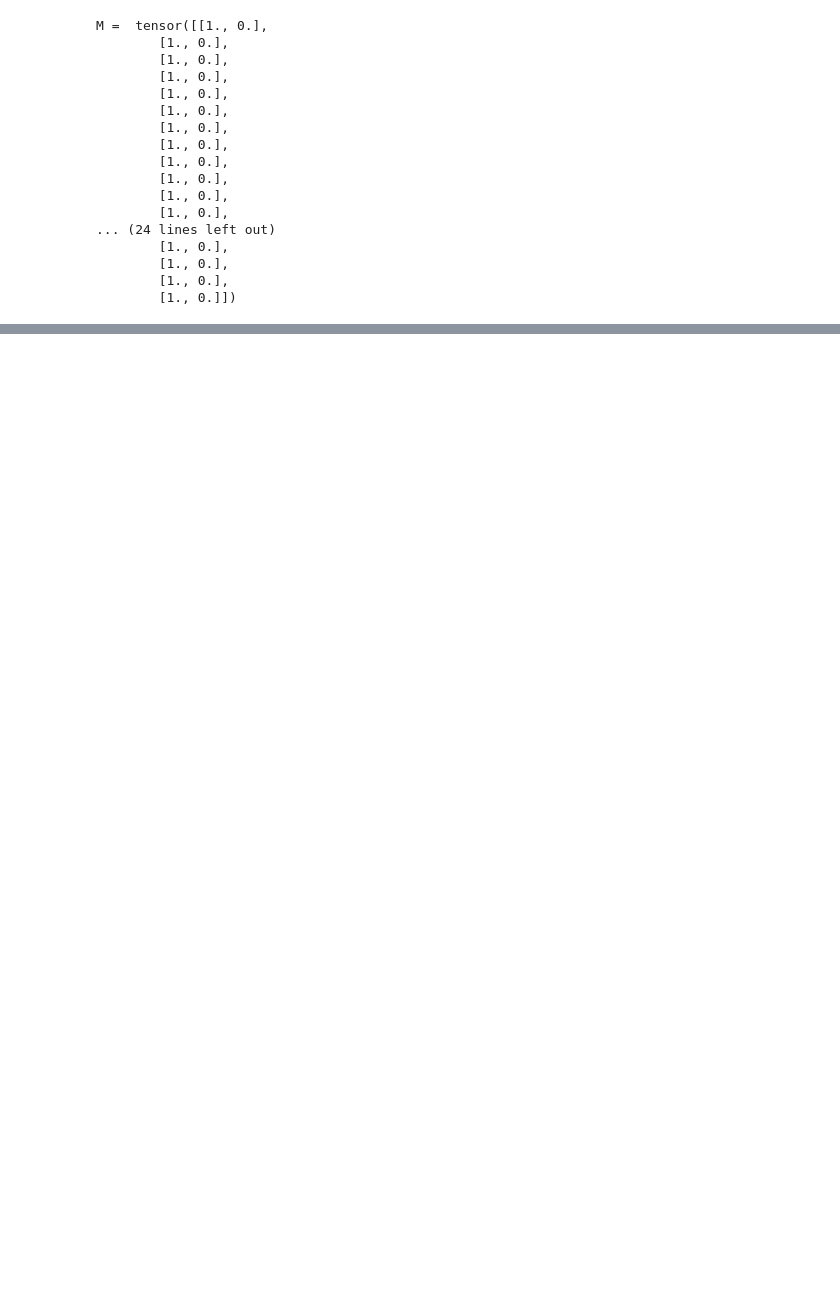
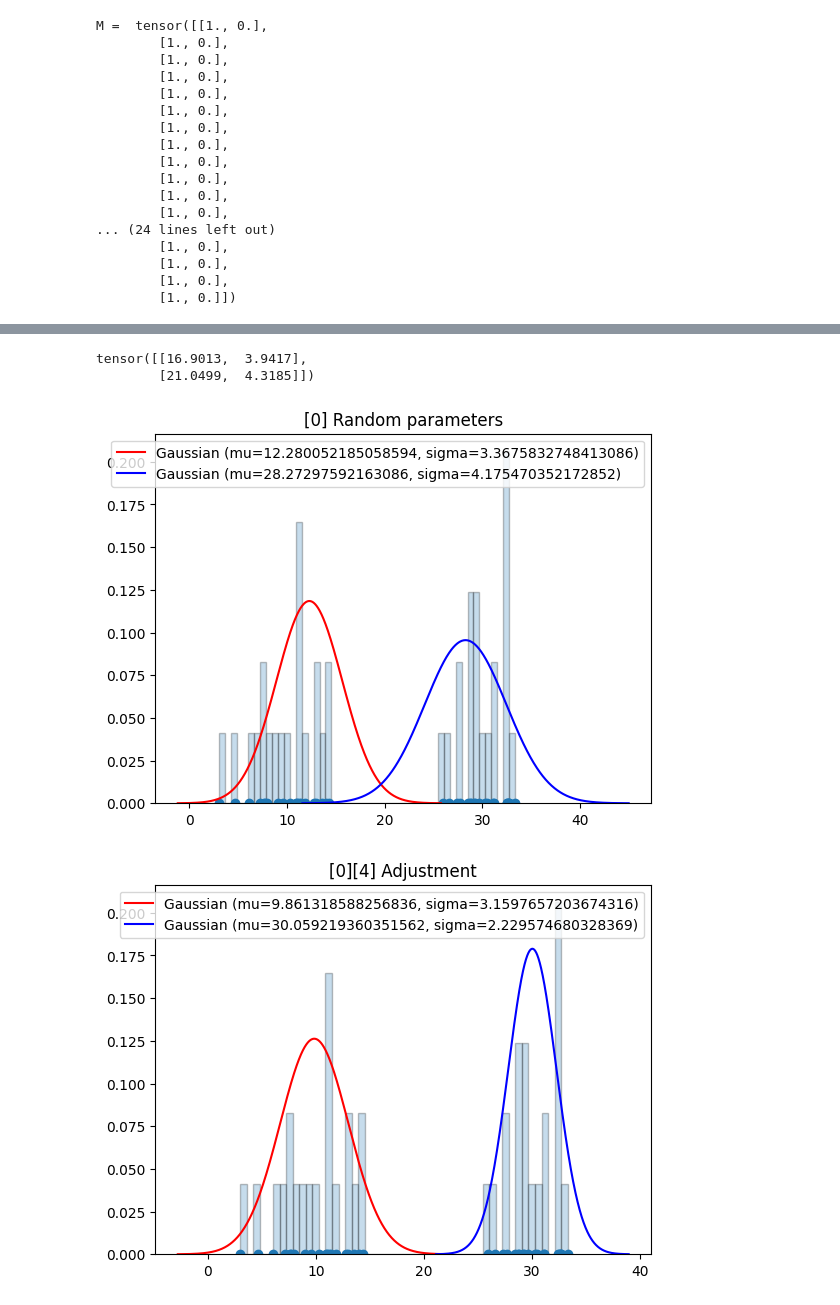
Before and after one commit to BRJMM/AprendizajeAutomatico, a Jupyter notebook: TrabajoPractico0/Trabajo_práctico_0_Algoritmo_de_Maximización_de_la_Esperanza.ipynb, the cells around one changed output, grey strips where cells are left out. Drawn from its saved outputs; the diff is of its cells as text; code cells hidden in the pictures; blank space fills up the shorter version.

Commit message:
random params heuristic

```diff
--- a/TrabajoPractico0/Trabajo_práctico_0_Algoritmo_de_Maximización_de_la_Esperanza.ipynb
+++ b/TrabajoPractico0/Trabajo_práctico_0_Algoritmo_de_Maximización_de_la_Esperanza.ipynb
@@ -197,0 +198,44 @@ for i in range(i_max):
+# %%
+# 7)
+def random_parameters_heuristic(X):
+    mu = torch.mean(X, dim=0)
+    sigma = torch.std(X, dim=0)
+    mu_below = mu - sigma
+    mu_above = mu + sigma
+    mu1 = (mu - mu_below) * torch.rand(1) + mu_below
+    sigma1 = (sigma / 2 - sigma / 4) * torch.rand(1) + sigma / 4
+    mu2 = (mu_above - mu) * torch.rand(1) + mu
+    sigma2 = (sigma / 2 - sigma / 4) * torch.rand(1) + sigma / 4
+    return torch.tensor([[mu1, sigma1], [mu2, sigma2]])
+
+
+
+PI = random_parameters_heuristic(X)
+print(PI)
+# %% [output]
+tensor([[16.9013,  3.9417],
+        [21.0499,  4.3185]])
+# %%
+i_max = 5
+i_adj_max = 5
+
+mu1 = 10.0
+sigma1 = 3.6
+mu2 = 30.0
+sigma2 = 2.6
+
+for i in range(i_max):
+    X = generate_data(n, mu1, sigma1, mu2, sigma2)
+    P = random_parameters_heuristic(X)
+    plot(X, P[0][0], P[0][1], P[1][0], P[1][1], '[{}] Random parameters'.format(i))
+
+    for a in range(i_adj_max):
+        M = calculate_membership_dataset(X, P)
+
+        #print('[', i,'] Old P parameters: ', P)
+        P = recalculate_parameters(X, M)
+        #print('[', i,'] New P parameters: ', P, '\n')
+    plot(X, P[0][0], P[0][1], P[1][0], P[1][1], '[{}][{}] Adjustment'.format(i, a))
+# %% [output]
+[figure, added]
+[figure, added]
```
Also changed, not shown: parts of 6 cells of this notebook.
